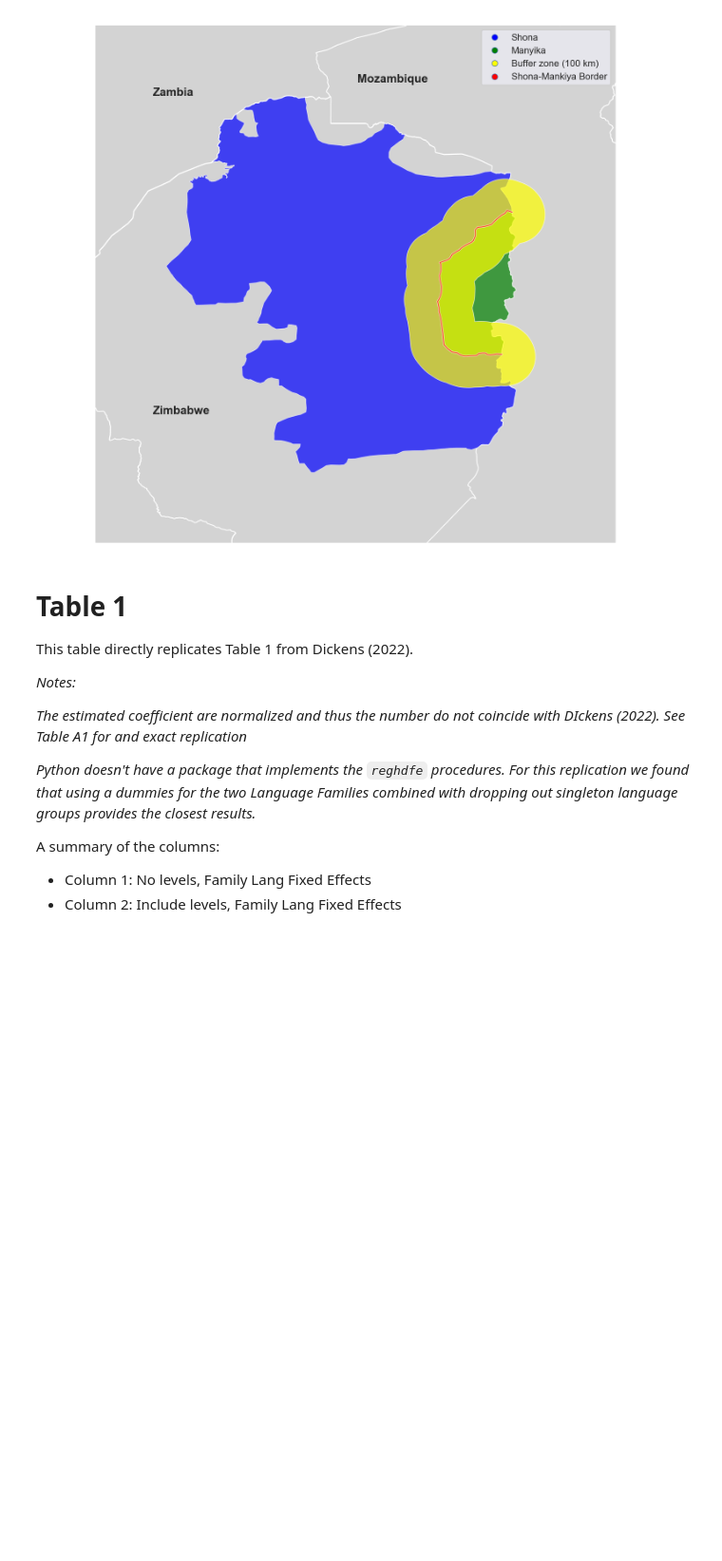
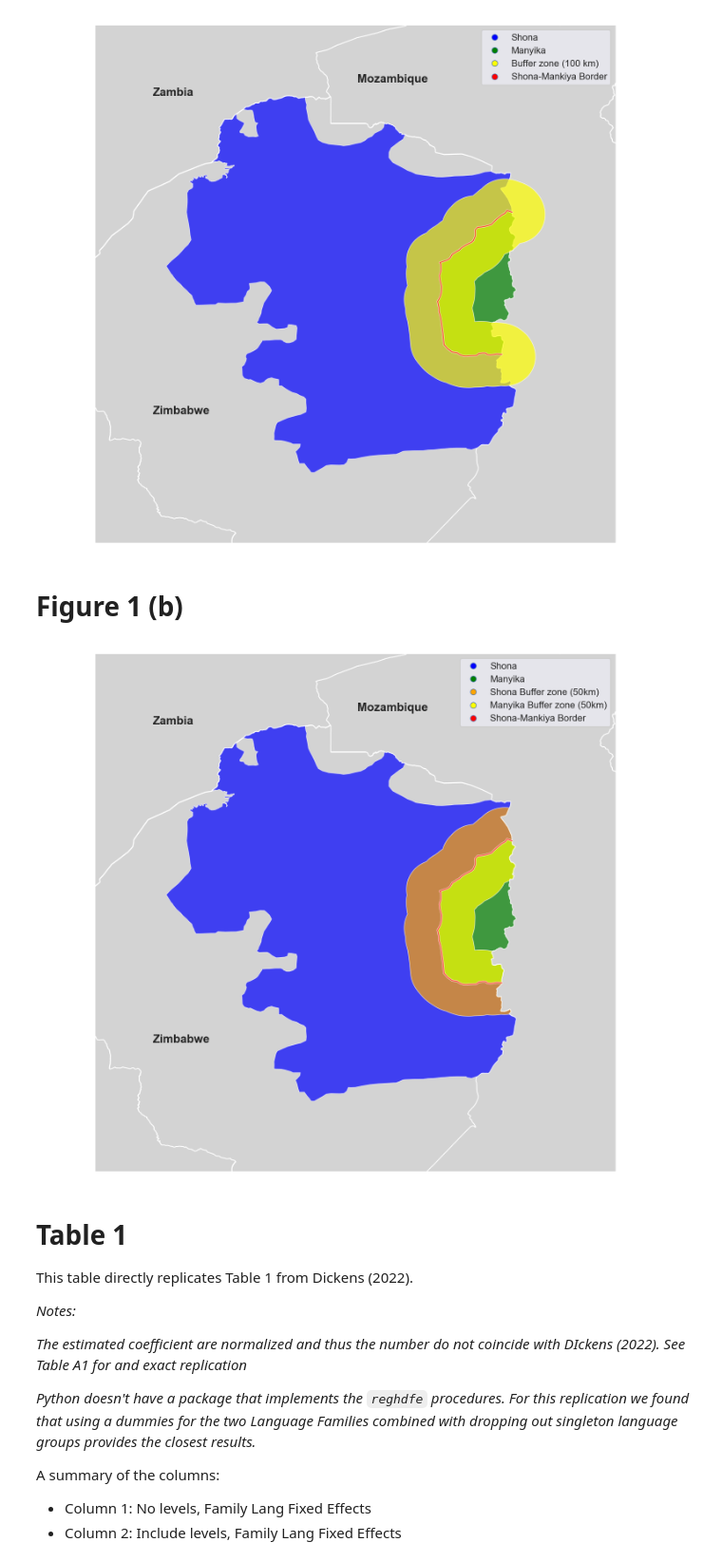
Before and after one commit to jjgecon/Replication_Dickens_2022, a Jupyter notebook: deepnote/1_Report_Tables_and_Figures/Replication report figures and tables.ipynb, the cells around one changed output. Shown at 95% size. Cells and saved outputs as stored; diff of their text form; code cells hidden in the pictures; blank space fills up the shorter version.

Commit message:
changed enviroment versions and added the figure 1 (b)

```diff
--- a/deepnote/1_Report_Tables_and_Figures/Replication report figures and tables.ipynb
+++ b/deepnote/1_Report_Tables_and_Figures/Replication report figures and tables.ipynb
@@ -981,6 +982,65 @@ plt.annotate(text='Mozambique', xy=[0.55, 0.875], xycoords='subfigure fraction',
 plt.savefig(pathgraphs + 'figure-1-original-data.pdf', dpi=300, bbox_inches='tight')
 # %% [output]
 [figure]
+# %% [markdown]
+# Figure 1 (b)
+# %%
+# Set up bounds of the figure
+ethn_or = pd.concat([shona_or, manyika_or])
+extent = pd.DataFrame([ethn_or.total_bounds,
+                       buffer_or_wgs84.total_bounds,
+                       border_or_wgs84.total_bounds,
+                      ], columns=['xmin', 'ymin', 'xmax', 'ymax'])
+xmin = extent['xmin'].min() - 1
+ymin = extent['ymin'].min() - 1
+xmax = extent['xmax'].max() + 1
+ymax = extent['ymax'].max() + 1
+extent = [xmin, ymin, xmax, ymax]
+
+# create intersection
+intersected = gp.overlay(buffer_or_wgs84, ethn_or, how='intersection')
+
+# Set the colors
+cmap = ListedColormap(['blue', 'green', 'orange', 'yellow', 'red'])
+dfmap = pd.concat([ethn_or, intersected, border_or_wgs84_buf]).reset_index()
+dfmap.loc[2, 'NAM_LABEL'] = 'Shona Buffer zone (50km)'
+dfmap.loc[3, 'NAM_LABEL'] = 'Manyika Buffer zone (50km)'
+
+# Retrieve unique labels
+labels = dfmap['NAM_LABEL'].unique()
+
+# Create categorical data type
+cat_type = CategoricalDtype(categories=labels, ordered=True)
+
+# Convert 'NAM_LABEL' column to categorical
+dfmap['NAM_LABEL_fac'] = dfmap['NAM_LABEL'].astype(cat_type).cat.codes
+
+# Plot
+ax = gplt.choropleth(
+        dfmap, hue='NAM_LABEL_fac',
+        projection=gcrs.PlateCarree(central_longitude=0.0, globe=None),
+        edgecolor=None, linewidth=1,
+        legend=True,
+        legend_kwargs={'fontsize':16},
+        cmap=cmap,
+        figsize=(24, 16),
+        scheme = mc.UserDefined(dfmap['NAM_LABEL_fac'], bins=dfmap['NAM_LABEL_fac'].tolist()),
+        legend_labels=dfmap['NAM_LABEL'].tolist(),
+        rasterized=True,
+        alpha=0.7#[[0.5, 1, 1, 1]]
+    )
+gplt.polyplot(
+        africa_or, projection=gcrs.PlateCarree(central_longitude=0.0, globe=None),
+        edgecolor='white', facecolor='lightgray',
+        ax=ax,
+        extent=extent,
+    )
+plt.annotate(text='Zimbabwe', xy=[0.2, 0.25], xycoords='subfigure fraction', size=20, weight='bold')
+plt.annotate(text='Zambia', xy=[0.2, 0.85], xycoords='subfigure fraction', size=20, weight='bold')
+plt.annotate(text='Mozambique', xy=[0.55, 0.875], xycoords='subfigure fraction', size=20, weight='bold')
+plt.savefig(pathgraphs + 'figure-1-updated-data-alt-buffer.pdf', dpi=300, bbox_inches='tight')
+# %% [output]
+[figure, added]
 # %% [markdown]
 # Table 1
 
```
Also changed, not shown: parts of 10 cells of this notebook, 26 other files.
